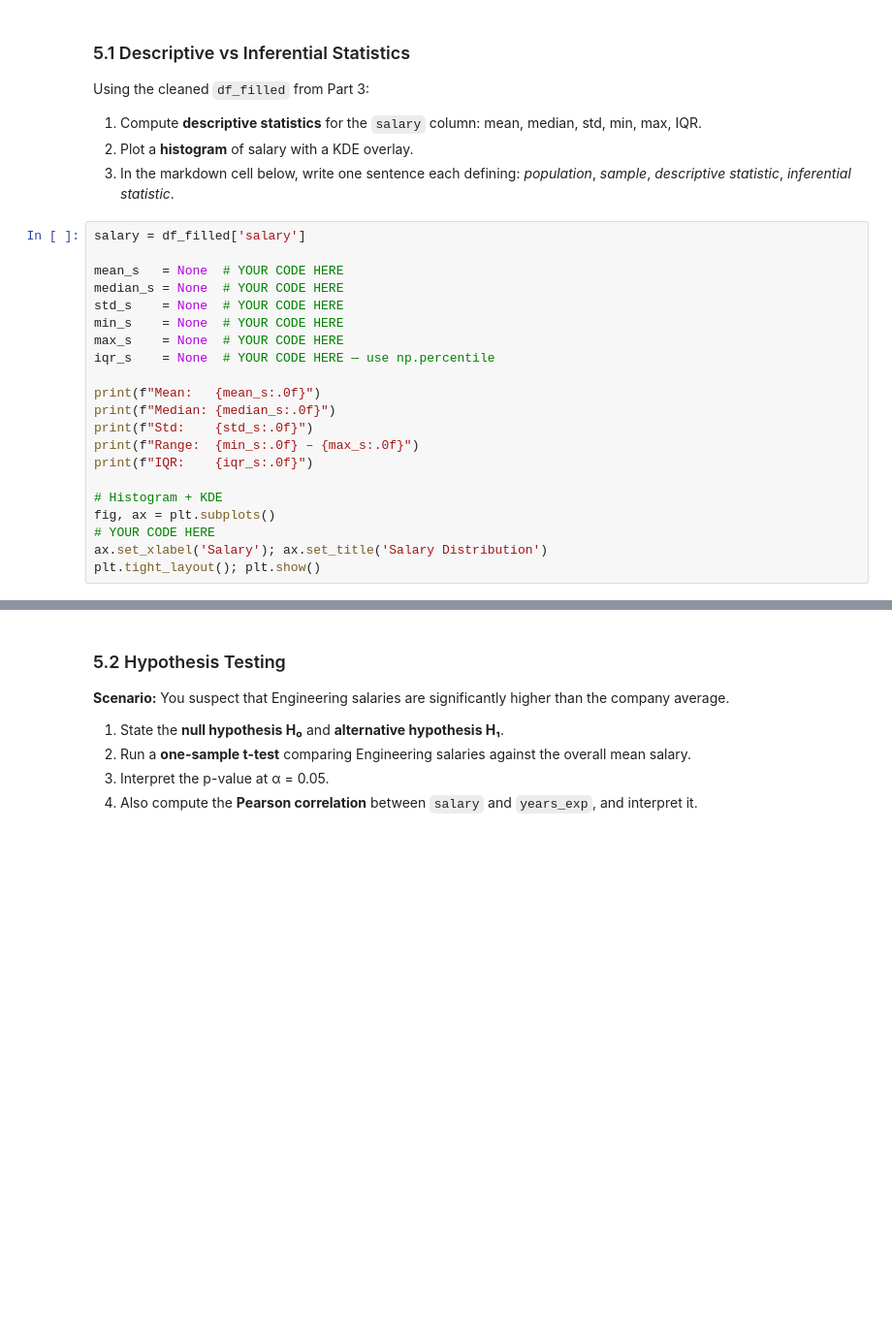
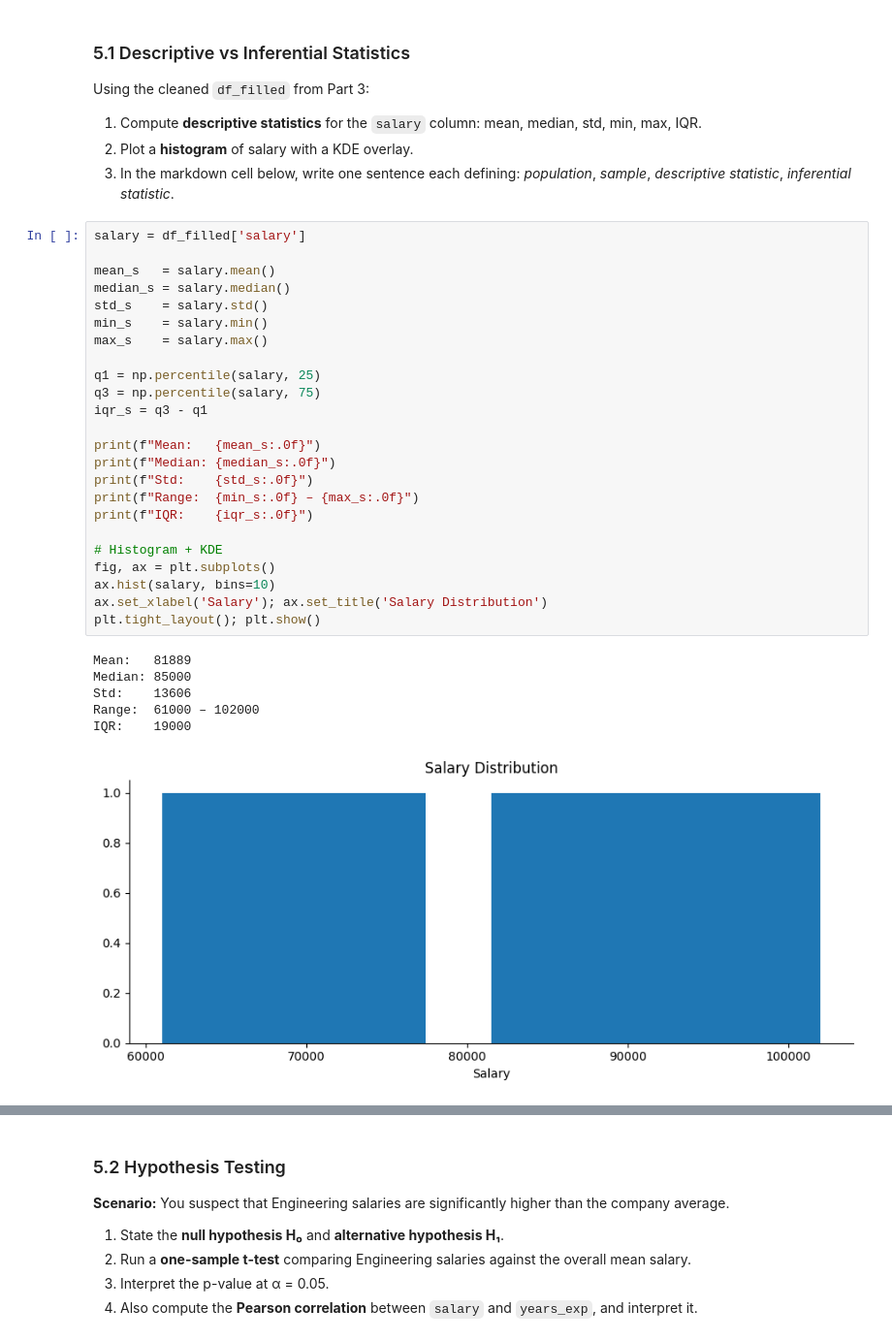
Before and after one commit to satyam294/CT-CEI-DS-2026, a Jupyter notebook: week1_Satyam_Chand.ipynb, the cells around one changed output, grey strips where cells are left out. Shown at 97% size. Cells and saved outputs as stored; diff of their text form; blank space fills up the shorter version.

```diff
--- a/week1_Satyam_Chand.ipynb
+++ b/week1_Satyam_Chand.ipynb
@@ -595,24 +595,34 @@ Using the cleaned `df_filled` from Part 3:
 # %%
 salary = df_filled['salary']
 
-mean_s   = None  # YOUR CODE HERE
-median_s = None  # YOUR CODE HERE
-std_s    = None  # YOUR CODE HERE
-min_s    = None  # YOUR CODE HERE
-max_s    = None  # YOUR CODE HERE
-iqr_s    = None  # YOUR CODE HERE — use np.percentile
+mean_s   = salary.mean()
+median_s = salary.median()
+std_s    = salary.std()
+min_s    = salary.min()
+max_s    = salary.max()
+
+q1 = np.percentile(salary, 25)
+q3 = np.percentile(salary, 75)
+iqr_s = q3 - q1
 
 print(f"Mean:   {mean_s:.0f}")
 print(f"Median: {median_s:.0f}")
 print(f"Std:    {std_s:.0f}")
 print(f"Range:  {min_s:.0f} – {max_s:.0f}")
 print(f"IQR:    {iqr_s:.0f}")
 
 # Histogram + KDE
 fig, ax = plt.subplots()
-# YOUR CODE HERE
+ax.hist(salary, bins=10)
 ax.set_xlabel('Salary'); ax.set_title('Salary Distribution')
 plt.tight_layout(); plt.show()
+# %% [output]
+Mean:   81889
+Median: 85000
+Std:    13606
+Range:  61000 – 102000
+IQR:    19000
+[figure, added]
 # %% [markdown]
 **Definitions (5.1):**
 
```
Also changed, not shown: parts of 9 cells of this notebook.
